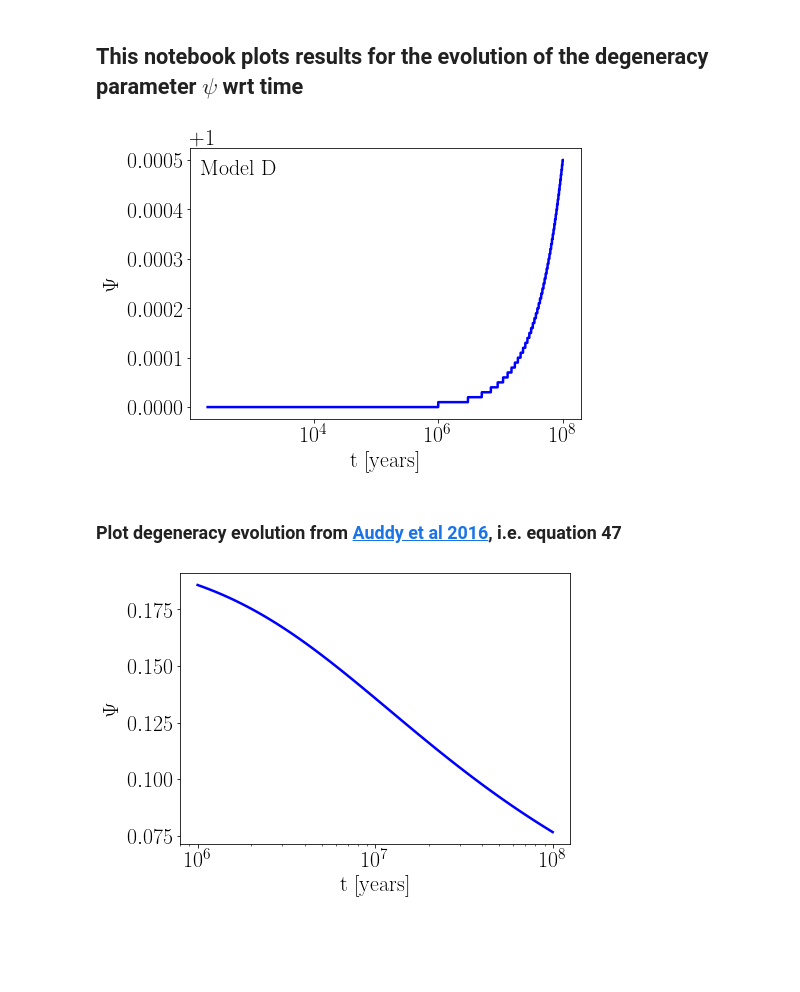
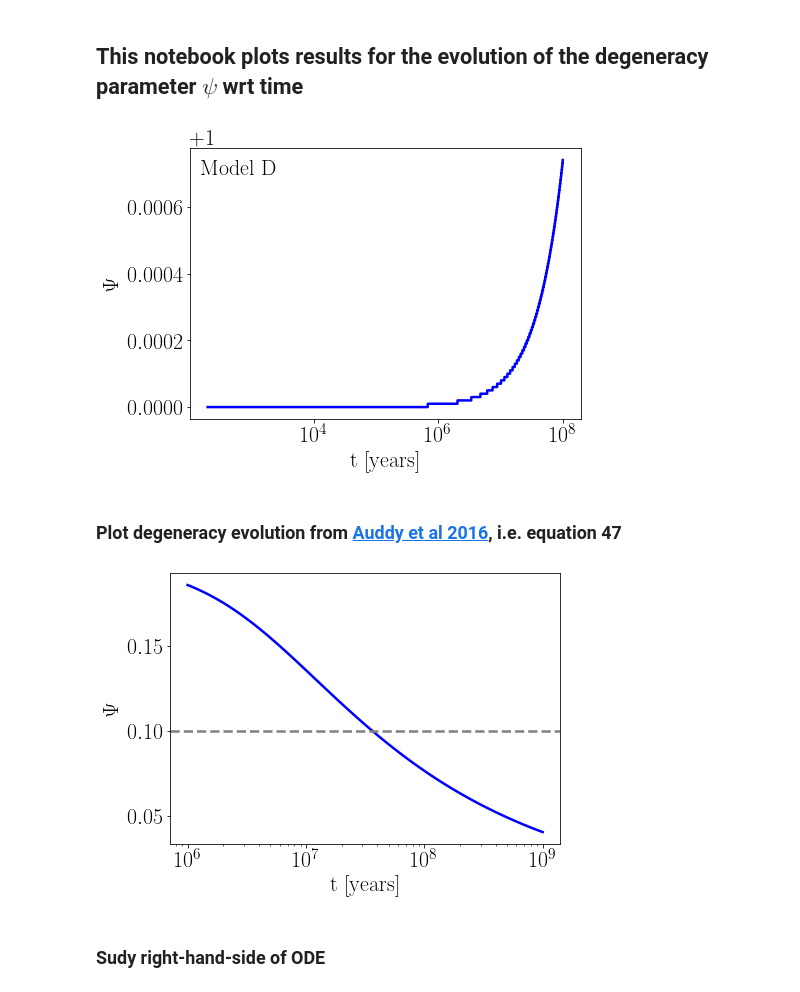
Before and after one commit to mariabenitocst/brown_dwarfs_palatini, a Jupyter notebook: jupyter-notebook/evolution_degeneracy.ipynb, the cells around one changed output. Saved outputs shown, nothing was run; the diff lists cells and outputs as text; code cells hidden in the pictures; blank space fills up the shorter version.

```diff
--- a/jupyter-notebook/evolution_degeneracy.ipynb
+++ b/jupyter-notebook/evolution_degeneracy.ipynb
@@ -11,8 +11,9 @@ rc('font', family='baskerville', size=22.)
 rc('text', usetex=True)
 # %%
 # import data
-alpha = 0.006
-data  = np.genfromtxt("../data/evolution_degeneracy_alpha="+str(alpha)+".dat", unpack=True)
+alpha = 0.
+#data  = np.genfromtxt("../data/evolution_degeneracy_alpha="+str(alpha)+".dat", unpack=True)
+data  = np.genfromtxt("../data/evolution_degeneracy_alpha=0.dat", unpack=True)
 time  = data[0]
 psi   = data[1]
 # %%
@@ -32,7 +33,7 @@ ax.set_ylabel(r"$\Psi$")
 ax.set_xlabel("t [years]")
 ax.set_xscale("log")
 # %% [output]
-[figure, old version]
+[figure, new version]
 # %% [markdown]
 ### Plot degeneracy evolution from [Auddy et al 2016](https://arxiv.org/abs/1607.04338), i.e. equation 47
 # %%
@@ -50,17 +51,20 @@ def degenarcy_Auddy(t, M):
         Psi: degeneracy
     """
     return np.power(317.8 + 2.053e-6*np.power(M, -1.094)*t, -0.2794)
+# %%
+t   = np.logspace(6, 9, 100)
+M   = 0.03
+Psi = degenarcy_Auddy(t, M)
 # %%
-t   = np.logspace(6, 8, 100)
-M   = 0.03
-Psi = degenarcy_Auddy(t, M)
-
 fig, ax = plt.subplots(1, 1, figsize=(7, 5))
 
 ax.plot(t, Psi, lw=2.5, color="blue")
+ax.axhline(0.1, ls="--", color="grey", lw=2.5)
 
 ax.set_ylabel(r"$\Psi$")
 ax.set_xlabel("t [years]")
 ax.set_xscale("log")
 # %% [output]
-[figure, old version]
+[figure, new version]
+# %% [markdown]
+### Sudy right-hand-side of ODE
```
Also changed, not shown: parts of 6 cells of this notebook, 2 other files.
